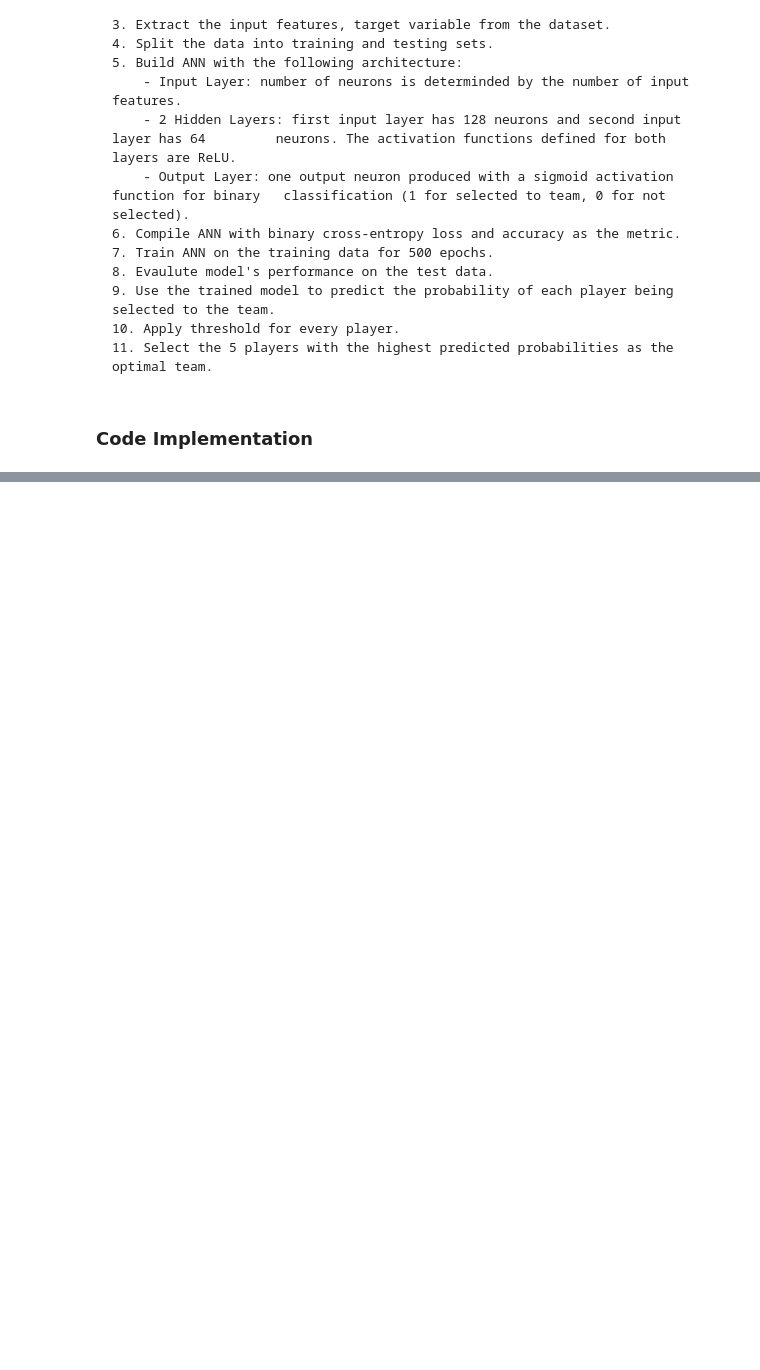
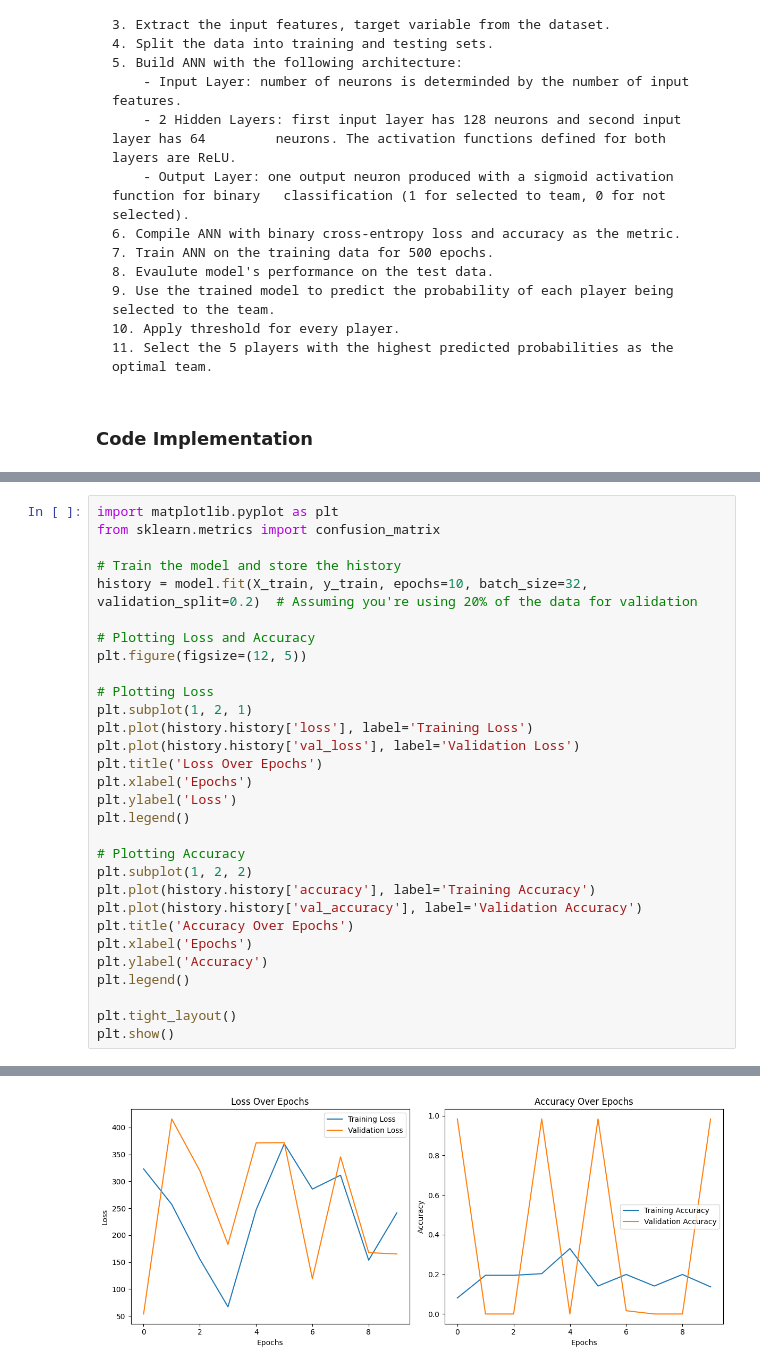
Before and after one commit to johnhaviland/NeuralNetwork, a Jupyter notebook: ANN.ipynb, the cells around one changed output, grey strips where cells are left out. Saved outputs shown, nothing was run; the diff lists cells and outputs as text; blank space fills up the shorter version.

Commit message:
analysis and adding plots

```diff
--- a/ANN.ipynb
+++ b/ANN.ipynb
@@ -150,0 +155,31 @@ print("Criterion 7 (ts_pct >= 0.58):", sum(nba_players_dataset['ts_pct'] >= 0.58
+# %%
+import matplotlib.pyplot as plt
+from sklearn.metrics import confusion_matrix
+
+# Train the model and store the history
+history = model.fit(X_train, y_train, epochs=10, batch_size=32, validation_split=0.2)  # Assuming you're using 20% of the data for validation
+
+# Plotting Loss and Accuracy
+plt.figure(figsize=(12, 5))
+
+# Plotting Loss
+plt.subplot(1, 2, 1)
+plt.plot(history.history['loss'], label='Training Loss')
+plt.plot(history.history['val_loss'], label='Validation Loss')
+plt.title('Loss Over Epochs')
+plt.xlabel('Epochs')
+plt.ylabel('Loss')
+plt.legend()
+
+# Plotting Accuracy
+plt.subplot(1, 2, 2)
+plt.plot(history.history['accuracy'], label='Training Accuracy')
+plt.plot(history.history['val_accuracy'], label='Validation Accuracy')
+plt.title('Accuracy Over Epochs')
+plt.xlabel('Epochs')
+plt.ylabel('Accuracy')
+plt.legend()
+
+plt.tight_layout()
+plt.show()
+# %% [output]
@@ -150,0 +206 @@ print("Criterion 7 (ts_pct >= 0.58):", sum(nba_players_dataset['ts_pct'] >= 0.58
+[figure, added]
```
Also changed, not shown: parts of 5 cells of this notebook, 1 other file.
